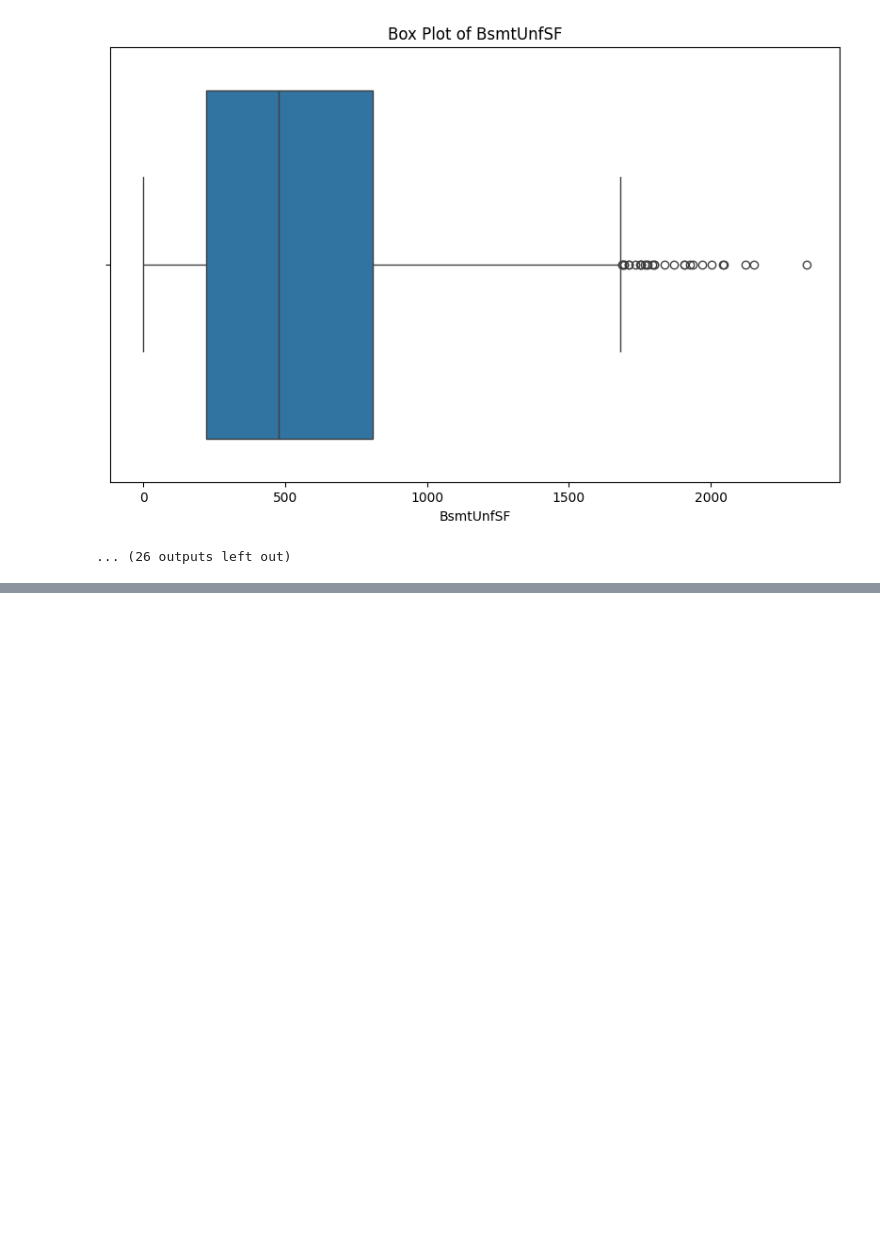
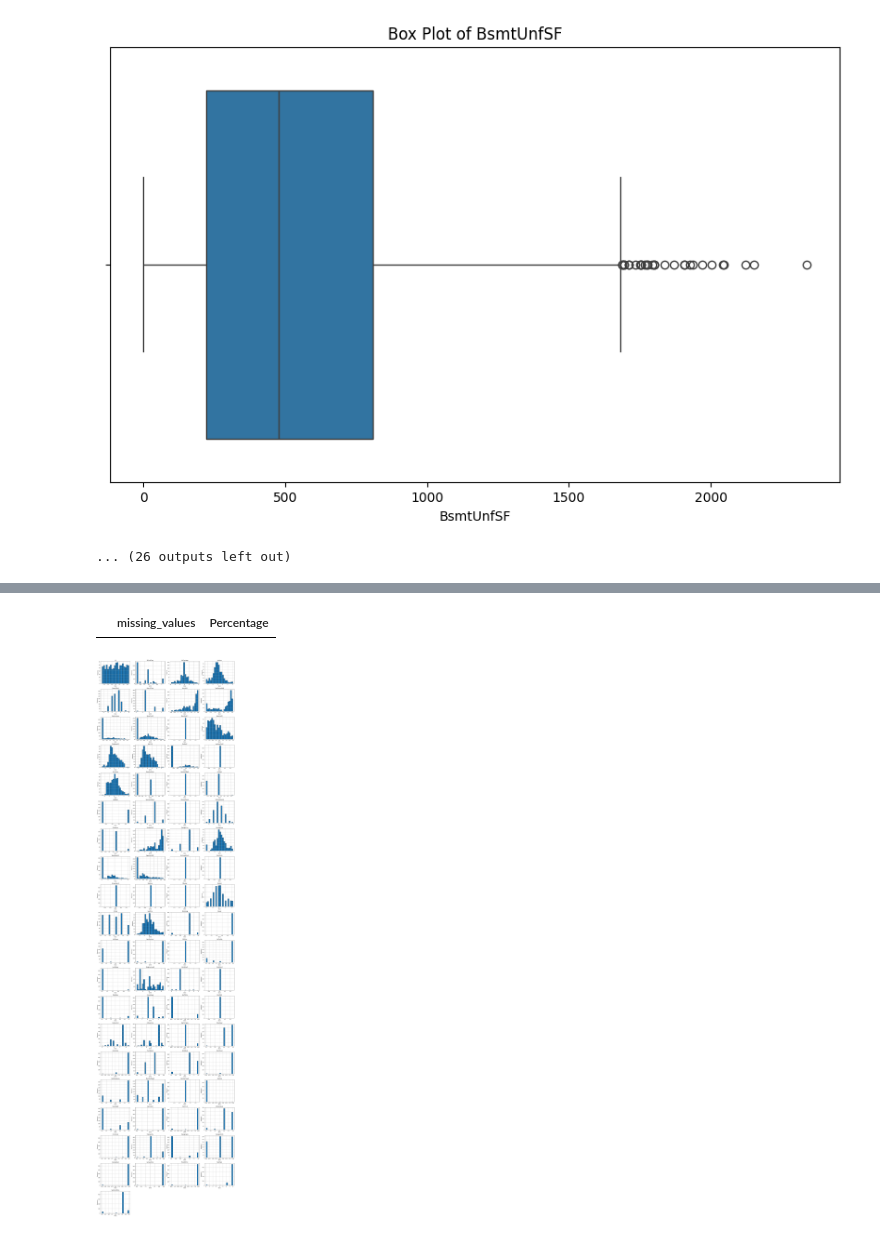
Before and after one commit to MrasyidN/belajarMachineLearning, a Jupyter notebook: latihan.ipynb, the cells around one changed output, grey strips where cells are left out. Cells and saved outputs as stored; diff of their text form; code cells hidden in the pictures; blank space fills up the shorter version.

```diff
--- a/latihan.ipynb
+++ b/latihan.ipynb
@@ -157,0 +236,3 @@ df = pd.concat([df_filtered_numeric, df.loc[condition, categorical_features]], a
+# %%
+category_features = df.select_dtypes(include=['object']).columns
+df[category_features]
@@ -157,0 +271,13 @@ df = pd.concat([df_filtered_numeric, df.loc[condition, categorical_features]], a
+# %%
+# Label Encoding
+from sklearn.preprocessing import LabelEncoder
+
+# Inisialisasi LabelEncoder
+label_encoder = LabelEncoder()
+df_lencoder = pd.DataFrame(df)
+
+for col in category_features:
+    df_lencoder[col] = label_encoder.fit_transform(df[col])
+
+# Menampilkan hasil
+df_lencoder
@@ -157,0 +312,48 @@ df = pd.concat([df_filtered_numeric, df.loc[condition, categorical_features]], a
+# %%
+# menghitung missing value
+
+missing_values = df_lencoder.isnull().sum()
+missing_percentage = (missing_values / len(df_lencoder)) * 100
+
+
+missing_data = pd.DataFrame({
+    'missing_values' : missing_values,
+    'Percentage' : missing_percentage
+}).sort_values(by='missing_values', ascending=False)
+
+#menampilkan kolom missing values
+missing_data[missing_data['missing_values'] > 0]
+# %% [output]
+|  | missing_values | Percentage |
+# %%
+# Menghitung jumlah variabel
+num_vars = df_lencoder.shape[1]
+
+
+
+# Menentukan jumlah baris dan kolom untuk grid subplot
+n_cols = 4  # Jumlah kolom yang diinginkan
+n_rows = -(-num_vars // n_cols)  # Ceiling division untuk menentukan jumlah baris
+
+# Membuat subplot
+fig, axes = plt.subplots(n_rows, n_cols, figsize=(20, n_rows * 4))
+
+# Flatten axes array untuk memudahkan iterasi jika diperlukan
+axes = axes.flatten()
+
+# Plot setiap variabel
+for i, column in enumerate(df_lencoder.columns):
+    df_lencoder[column].hist(ax=axes[i], bins=20, edgecolor='black')
+    axes[i].set_title(column)
+    axes[i].set_xlabel('Value')
+    axes[i].set_ylabel('Frequency')
+
+# Menghapus subplot yang tidak terpakai (jika ada)
+for j in range(i + 1, len(axes)):
+    fig.delaxes(axes[j])
+
+# Menyesuaikan layout agar lebih rapi
+plt.tight_layout()
+plt.show()
+# %% [output]
+[figure, added]
```
Also changed, not shown: parts of 23 cells of this notebook.
